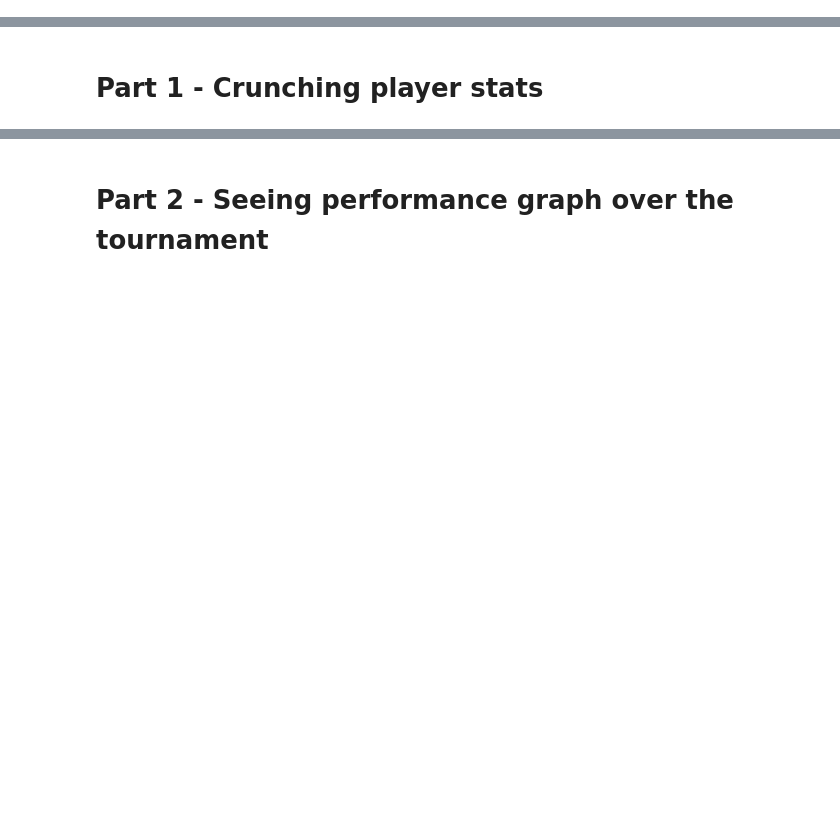
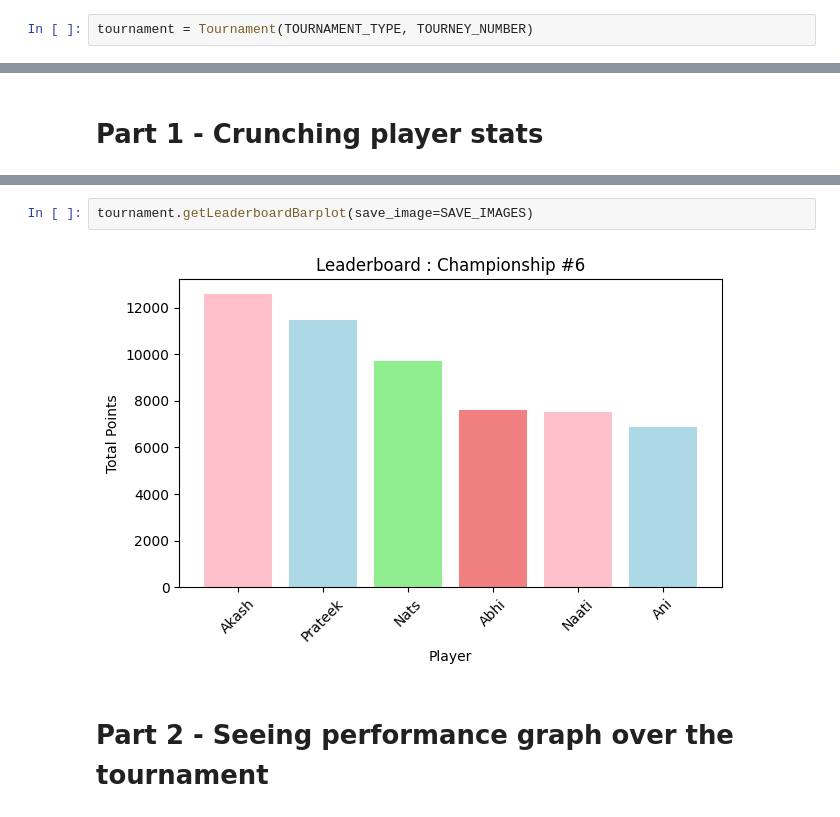
Before and after one commit to akash-suresh/three-of-spades, a Jupyter notebook: Championship_6.ipynb, the cells around one changed output, grey strips where cells are left out. Saved outputs shown, nothing was run; the diff lists cells and outputs as text; blank space fills up the shorter version.

```diff
--- a/Championship_6.ipynb
+++ b/Championship_6.ipynb
@@ -24,0 +12,2 @@ Players participating in this Championship are : ['Abhi', 'Akash', 'Ani', 'Naati
+# %%
+tournament = Tournament(TOURNAMENT_TYPE, TOURNEY_NUMBER)
@@ -41,2 +29,6 @@ plot_leaderboard_barplot(player_stats, tourney_number=TOURNEY_NUMBER, save_image
+# %%
+tournament.getLeaderboardBarplot(save_image=SAVE_IMAGES)
+# %% [output]
+[figure, added]
 # %% [markdown]
 # Part 2 - Seeing performance graph over the tournament
```
Also changed, not shown: parts of 15 cells of this notebook, 11 other files.
